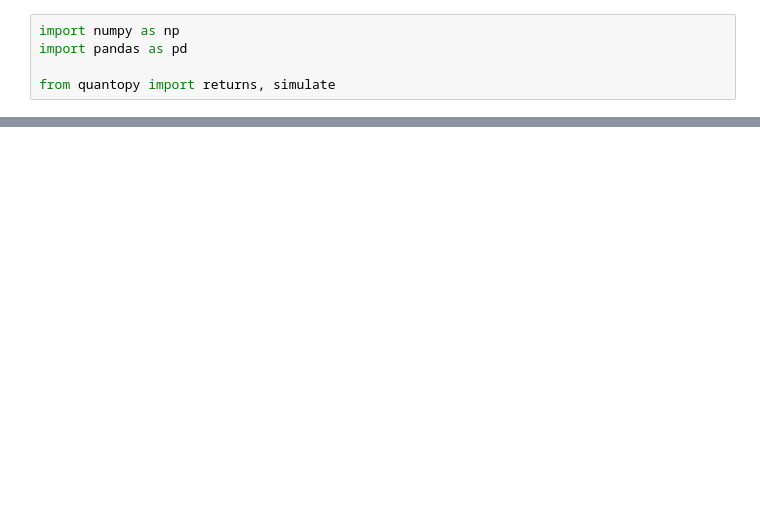
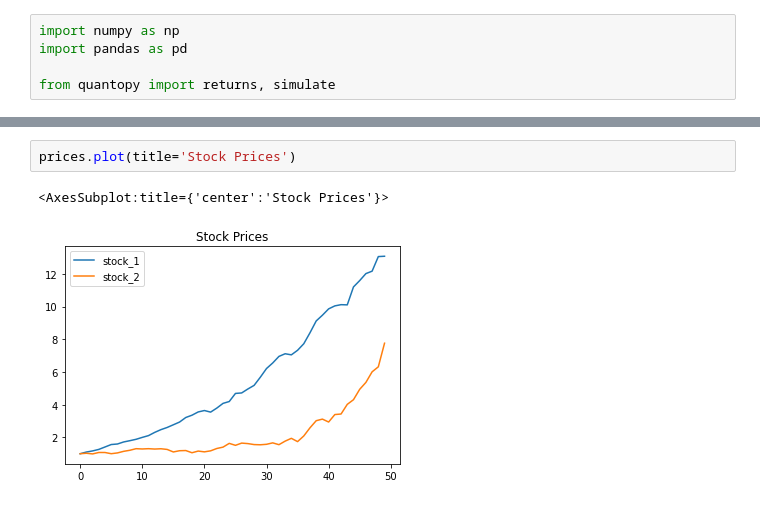
Before and after one commit to quantopy-dev/quantopy, a Jupyter notebook: docs/return-basics.ipynb, the cells around one changed output, grey strips where cells are left out. Cells and saved outputs as stored; diff of their text form; blank space fills up the shorter version.

```diff
--- a/docs/return-basics.ipynb
+++ b/docs/return-basics.ipynb
@@ -31,3 +26,8 @@ prices.head()
+# %%
+prices.plot(title='Stock Prices')
+# %% [output]
+<AxesSubplot:title={'center':'Stock Prices'}>
+[figure, added]
 # %%
 rs = returns.returns(prices)
 
```
Also changed, not shown: parts of 8 cells of this notebook, 5 other files.
